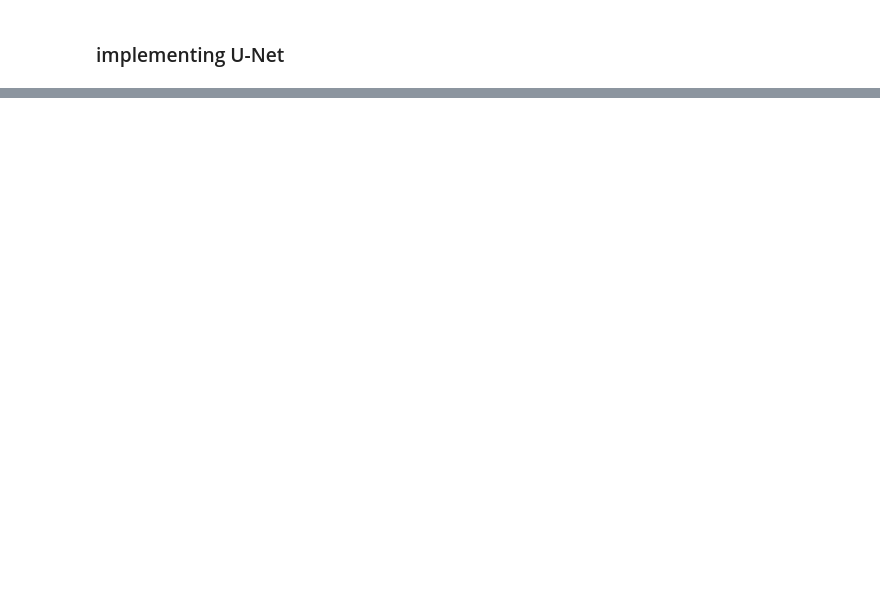
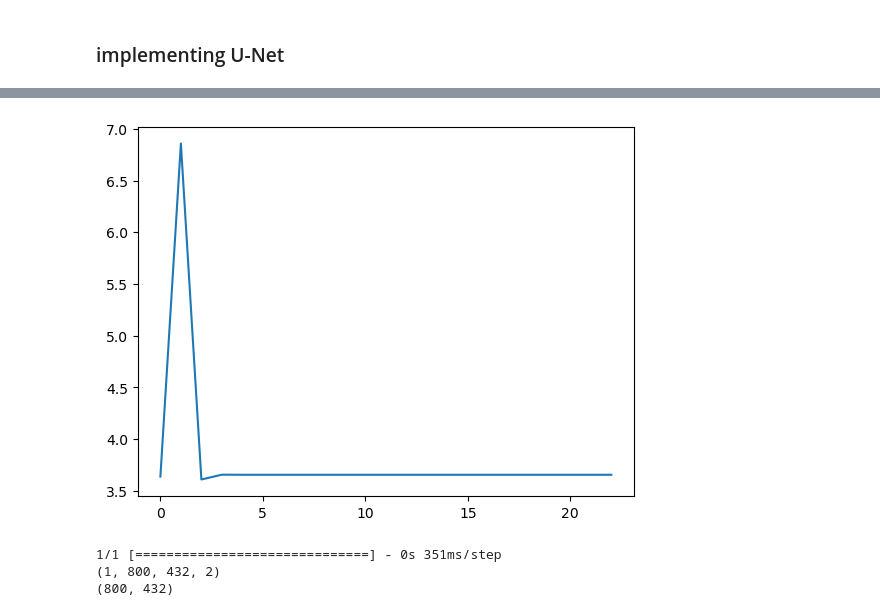
Before and after one commit to jbw9964/2023-MATLAB-AI-contest, a Jupyter notebook: Jun_repo/test5_unet.ipynb, the cells around one changed output, grey strips where cells are left out. Drawn from its saved outputs; the diff is of its cells as text; code cells hidden in the pictures; blank space fills up the shorter version.

Commit message:
test(main): implemented U-Net by functional api
implement U-Net by keras - functional api.
trained and evaluated U-Net model.

issue has occured with training result.

```diff
--- a/Jun_repo/test5_unet.ipynb
+++ b/Jun_repo/test5_unet.ipynb
@@ -144 +211,8 @@ class U_Net(Model) :
+# %%
+from keras.callbacks import EarlyStopping, ModelCheckpoint
+from sklearn.metrics import r2_score
+
+early_stop = EarlyStopping(monitor="loss", patience=20, verbose=False, restore_best_weights=True)
+check_point = ModelCheckpoint(filepath="./U_Net_checkpoint/", monitor="loss", verbose=True, save_best_only=True, save_weights_only=True)
+callbacks = [early_stop, check_point]
 # %%
@@ -397,0 +302,7 @@ _________________________________________________________________
+# %%
+test_model.compile(optimizer="adam", loss="mse", metrics=["mse"])
+history = test_model.fit(
+    polar_merge.reshape((1, 800, 432, 2)), polar_voice.reshape((1, 800, 432, 2)),
+    batch_size=1, epochs=500, verbose=2, callbacks=callbacks
+)
+test_model.save(filepath="./U_Net_checkpoint/checkpoint.h5")
@@ -397,0 +327,21 @@ _________________________________________________________________
+# %%
+import matplotlib.pyplot as plt
+
+epoch = history.epoch
+loss = history.history["loss"]
+mse = history.history["mse"]
+
+plt.plot(epoch, loss)
+plt.show()
+# %% [output]
+[figure, added]
+# %%
+pred_polar = test_model.predict(polar_merge.reshape((1, 800, 432, 2)), batch_size=1)
+print(pred_polar.shape)
+pred = polar_to_complex(pred_polar)
+pred = pred.reshape((800, 432))
+print(pred.shape)
+# %% [output]
+1/1 [==============================] - 0s 351ms/step
+(1, 800, 432, 2)
+(800, 432)
```
Also changed, not shown: parts of 15 cells of this notebook.
